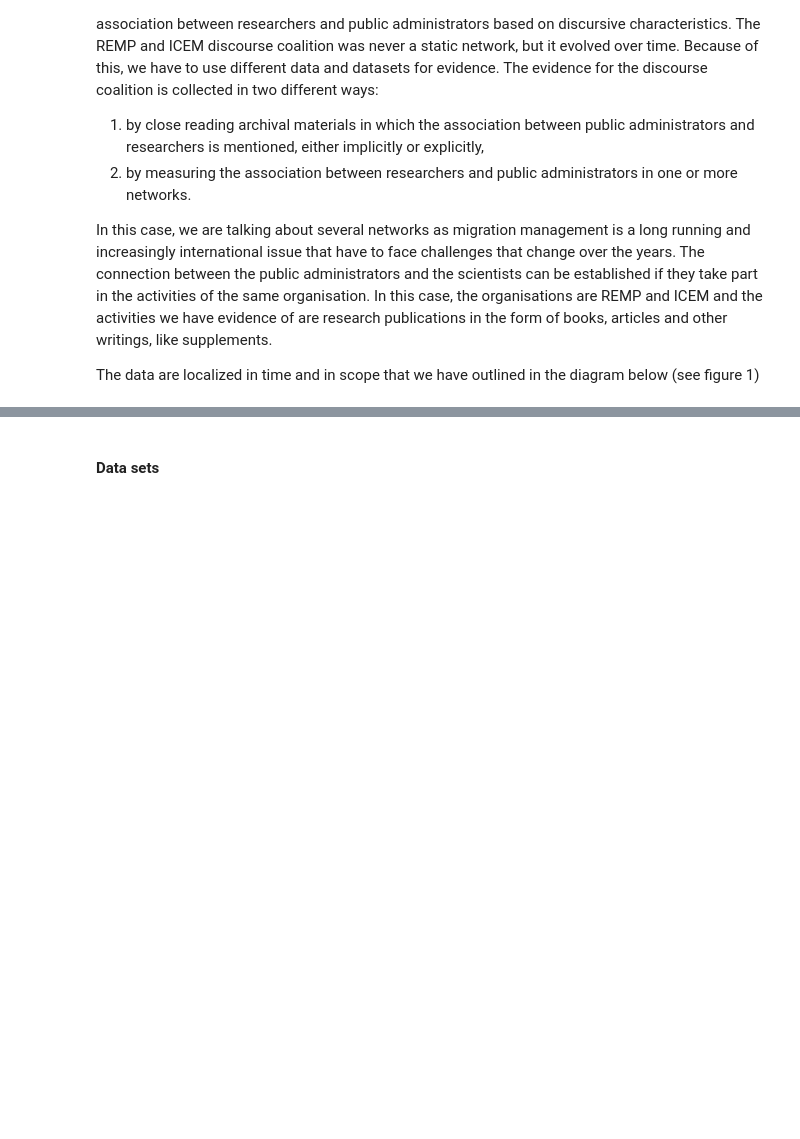
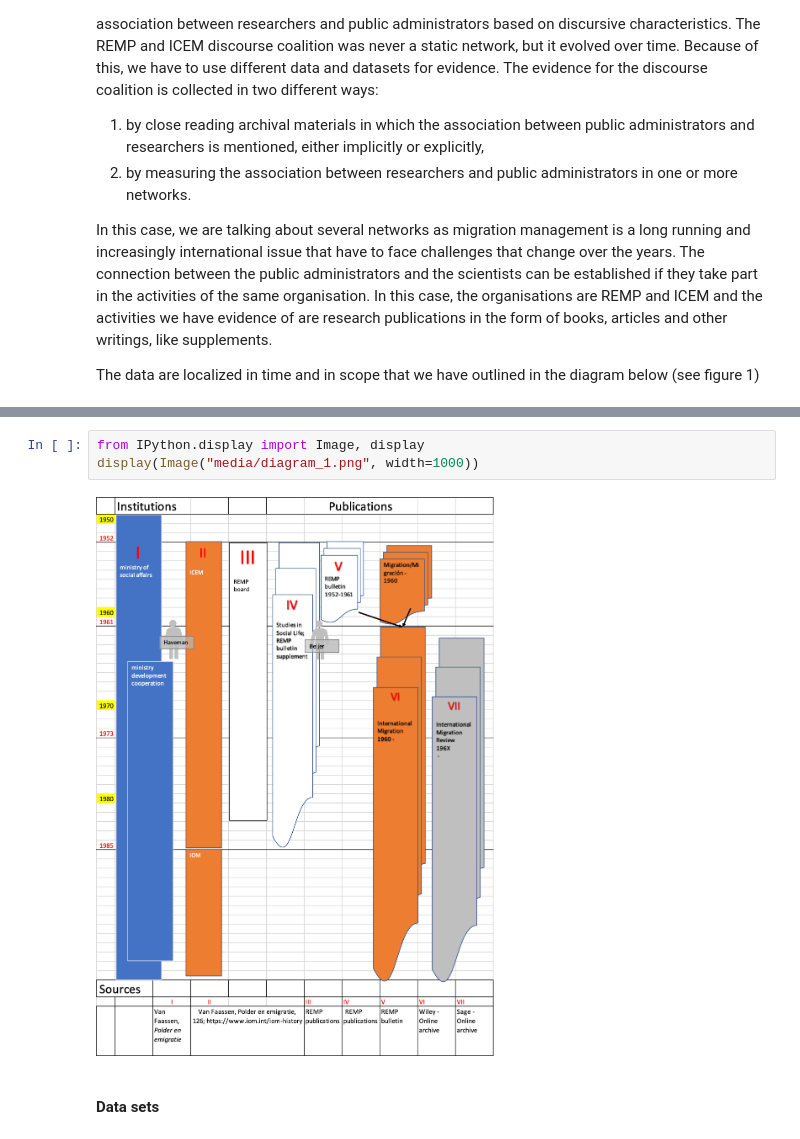
Before and after one commit to jdh-observer/jdh002-VeaK58WBs82C, a Jupyter notebook: article-notebook.ipynb, the cells around one changed output, grey strips where cells are left out. Cells and saved outputs as stored; diff of their text form; blank space fills up the shorter version.

Commit message:
used of IPython.display

```diff
--- a/article-notebook.ipynb
+++ b/article-notebook.ipynb
@@ -111,3 +109,8 @@ The data are localized in time and in scope that we have outlined in the diagram
+# %%
+from IPython.display import Image, display
+display(Image("media/diagram_1.png", width=1000))
+# %% [output]
+[figure, added]
 # %% [markdown]
 #### Data sets
 # %% [markdown]
```
Also changed, not shown: parts of 1 cell of this notebook.
